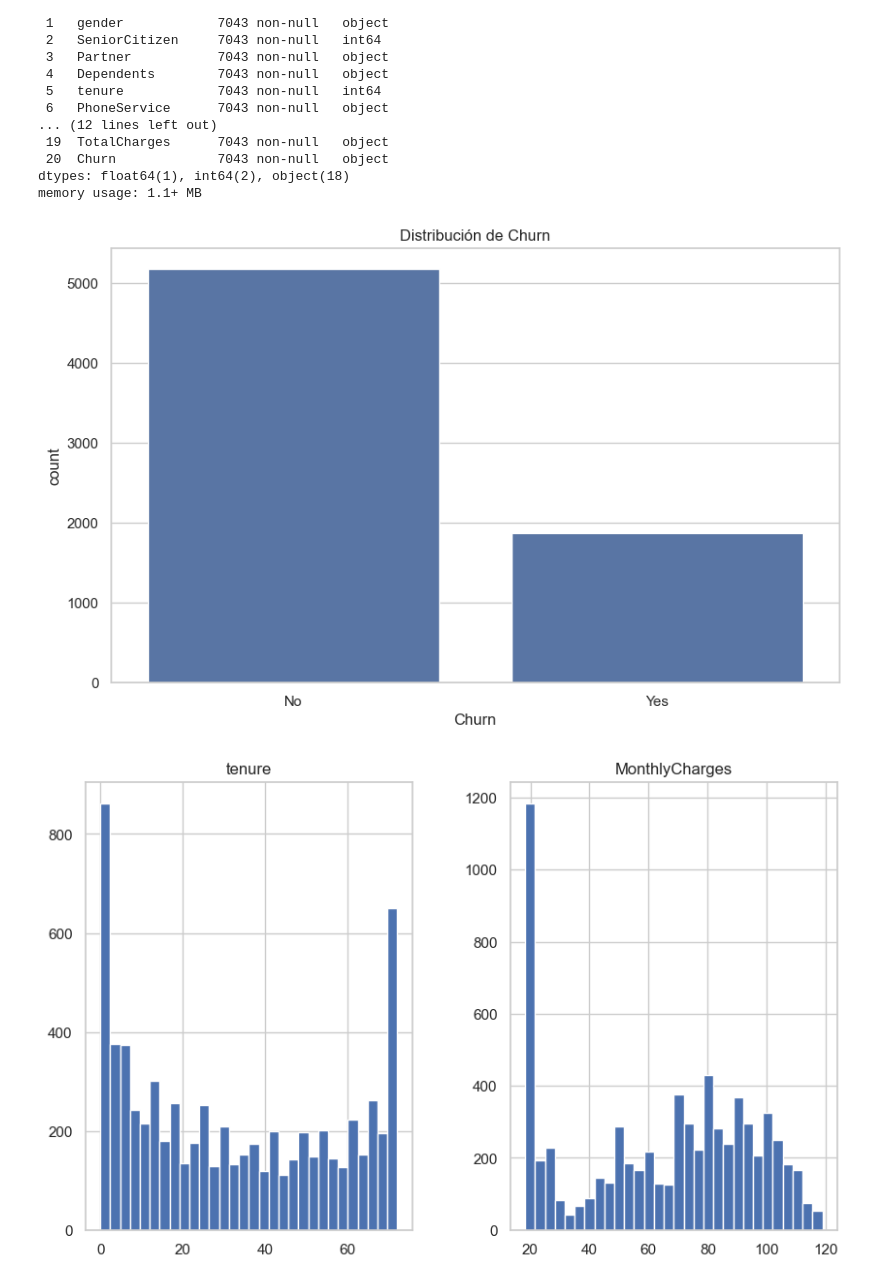
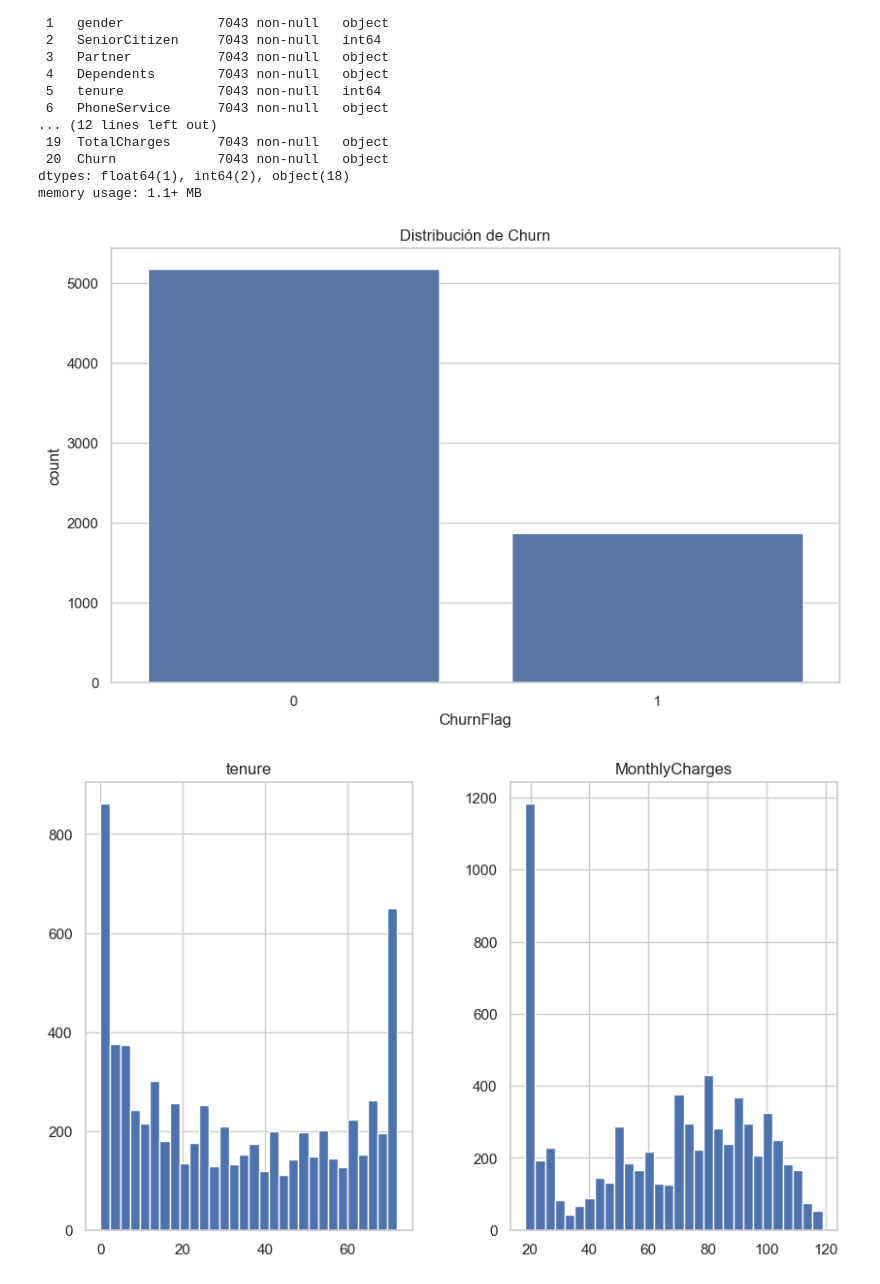
Before and after one commit to alanEmolina/Proyecto-de-IA, a Jupyter notebook: proyecto.ipynb, the cells around one changed output. Cells and saved outputs as stored; diff of their text form; code cells hidden in the pictures.

```diff
--- a/proyecto.ipynb
+++ b/proyecto.ipynb
@@ -59,11 +61,28 @@ Data columns (total 21 columns):
  20  Churn             7043 non-null   object
 dtypes: float64(1), int64(2), object(18)
 memory usage: 1.1+ MB
+# %%
+# Reemplazar valores nulos en 'TotalCharges' con 0
+data.loc[:, 'TotalCharges'] = data['TotalCharges'].fillna(0)
+# %%
+# Mapear churn a 0/1 y eliminar columnas irrelevantes
+data['ChurnFlag'] = data['Churn'].map({'No':0,'Yes':1})
+data['gender'] = data['gender'].map({'Female':0,'Male':1})
+data['PhoneService'] = data['PhoneService'].map({'No':0,'Yes':1})
+data['Dependents'] = data['Dependents'].map({'No':0,'Yes':1})
+data['OnlineSecurity'] = data['OnlineSecurity'].map({'No':0,'Yes':1})
+data['Partner'] = data['Partner'].map({'No':0,'Yes':1})
+data['PaperlessBilling'] = data['PaperlessBilling'].map({'No':0,'Yes':1})
+data['TechSupport'] = data['TechSupport'].map({'No':0,'Yes':1})
+data['DeviceProtection'] = data['DeviceProtection'].map({'No':0,'Yes':1})
+data['StreamingMovies'] = data['StreamingMovies'].map({'No':0,'Yes':1})
+data['StreamingTV'] = data['StreamingTV'].map({'No':0,'Yes':1})
+data.drop(columns=['customerID','Churn'], inplace=True)
 # %%
-sns.countplot(x='Churn', data=data);
-plt.title('Distribución de Churn');
+sns.countplot(x='ChurnFlag', data=data); # Visualizar la distribución de la variable objetivo 'Churn'
+plt.title('Distribución de Churn'); # Título del gráfico
 # %% [output]
-[figure, old version]
+[figure, new version]
 # %%
 # Histogramas de variables numéricas
 data[['tenure','MonthlyCharges','TotalCharges']].hist(bins=30);
```
Also changed, not shown: parts of 6 cells of this notebook.
